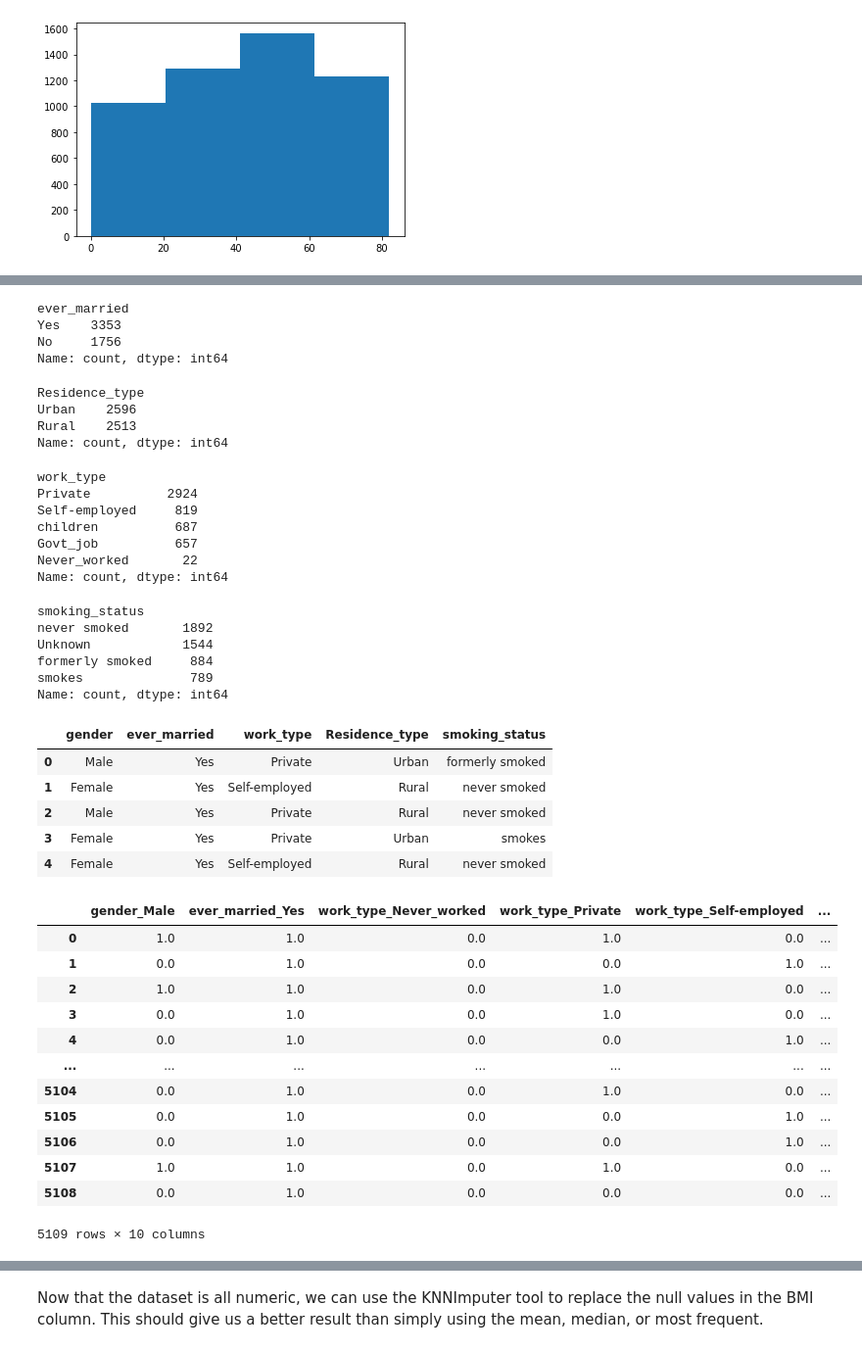
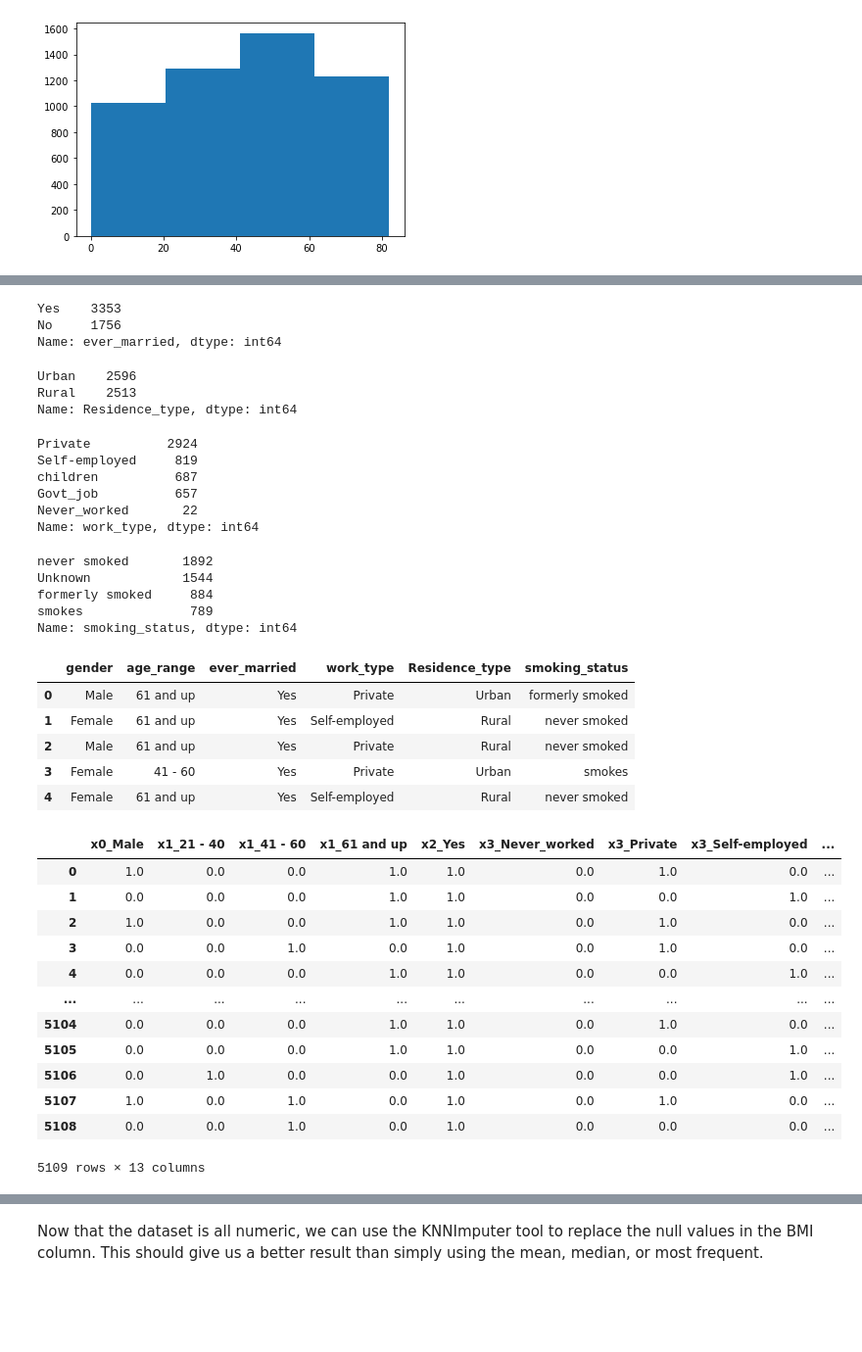
Before and after one commit to harte3/Group2_FlatironApprenticeshipCapstone, a Jupyter notebook: cleaned_notebook.ipynb, the cells around one changed output, grey strips where cells are left out. Shown: that part at 98% size. Drawn from its saved outputs; the diff is of its cells as text; code cells hidden in the pictures; blank space fills up the shorter version.

```diff
--- a/cleaned_notebook.ipynb
+++ b/cleaned_notebook.ipynb
@@ -121,0 +144,15 @@ plt.hist(df["age"], bins=4)
+# %%
+def assign_category(age):
+    if age >= 61:
+        return '61 and up'
+    elif age >= 41:
+        return '41 - 60'
+    elif age >= 21:
+        return '21 - 40'
+    else:
+        return '0-20'
+
+# Group rows based on 'age' column and assign categories
+age_stroke['Category'] = age_stroke['age'].apply(assign_category)
+df['age'] = df['age'].apply(assign_category)
+df
@@ -121,0 +173,3 @@ plt.hist(df["age"], bins=4)
+# %%
+df.rename(columns={'age': 'age_range'}, inplace=True)
+df
@@ -123,71 +213,67 @@ plt.hist(df["age"], bins=4)
 # OHE
 df["ever_married"].value_counts()
 # %% [output]
-ever_married
 Yes    3353
 No     1756
-Name: count, dtype: int64
+Name: ever_married, dtype: int64
 # %%
 # OHE
 df["Residence_type"].value_counts()
 # %% [output]
-Residence_type
 Urban    2596
 Rural    2513
-Name: count, dtype: int64
+Name: Residence_type, dtype: int64
 # %%
 # OHE
 df["work_type"].value_counts()
 # %% [output]
-work_type
 Private          2924
 Self-employed     819
 children          687
 Govt_job          657
 Never_worked       22
-Name: count, dtype: int64
+Name: work_type, dtype: int64
 # %%
 # OHE
 df["smoking_status"].value_counts()
 # %% [output]
-smoking_status
 never smoked       1892
 Unknown            1544
 formerly smoked     884
 smokes              789
-Name: count, dtype: int64
+Name: smoking_status, dtype: int64
 # %%
 df.select_dtypes(include=['object']).head()
 # %% [output]
-|  | gender | ever_married | work_type | Residence_type | smoking_status |
-| 0 | Male | Yes | Private | Urban | formerly smoked |
-| 1 | Female | Yes | Self-employed | Rural | never smoked |
-| 2 | Male | Yes | Private | Rural | never smoked |
-| 3 | Female | Yes | Private | Urban | smokes |
-| 4 | Female | Yes | Self-employed | Rural | never smoked |
+|  | gender | age_range | ever_married | work_type | Residence_type | smoking_status |
+| 0 | Male | 61 and up | Yes | Private | Urban | formerly smoked |
+| 1 | Female | 61 and up | Yes | Self-employed | Rural | never smoked |
+| 2 | Male | 61 and up | Yes | Private | Rural | never smoked |
+| 3 | Female | 41 - 60 | Yes | Private | Urban | smokes |
+| 4 | Female | 61 and up | Yes | Self-employed | Rural | never smoked |
 # %%
 # pd.get_dummies(data, prefix = "work_type", drop_first=True, dtype=int)
 categorical = df.select_dtypes(include=['object'])
 
 ohe = OneHotEncoder(drop='first')
 ohe.fit(categorical)
 categorical_encoded = pd.DataFrame(ohe.transform(categorical).todense(),
-                               columns=ohe.get_feature_names_out())
+                               columns=ohe.get_feature_names())
 categorical_encoded
 # %% [output]
-|  | gender_Male | ever_married_Yes | work_type_Never_worked | work_type_Private | work_type_Self-employed | ... |
-| 0 | 1.0 | 1.0 | 0.0 | 1.0 | 0.0 | ... |
-| 1 | 0.0 | 1.0 | 0.0 | 0.0 | 1.0 | ... |
-| 2 | 1.0 | 1.0 | 0.0 | 1.0 | 0.0 | ... |
-| 3 | 0.0 | 1.0 | 0.0 | 1.0 | 0.0 | ... |
-| 4 | 0.0 | 1.0 | 0.0 | 0.0 | 1.0 | ... |
-| ... | ... | ... | ... | ... | ... | ... |
-| 5104 | 0.0 | 1.0 | 0.0 | 1.0 | 0.0 | ... |
-| 5105 | 0.0 | 1.0 | 0.0 | 0.0 | 1.0 | ... |
-| 5106 | 0.0 | 1.0 | 0.0 | 0.0 | 1.0 | ... |
-| 5107 | 1.0 | 1.0 | 0.0 | 1.0 | 0.0 | ... |
-| 5108 | 0.0 | 1.0 | 0.0 | 0.0 | 0.0 | ... |
+|  | x0_Male | x1_21 - 40 | x1_41 - 60 | x1_61 and up | x2_Yes | x3_Never_worked | x3_Private | x3_Self-employed | ... |
+| 0 | 1.0 | 0.0 | 0.0 | 1.0 | 1.0 | 0.0 | 1.0 | 0.0 | ... |
+| 1 | 0.0 | 0.0 | 0.0 | 1.0 | 1.0 | 0.0 | 0.0 | 1.0 | ... |
+| 2 | 1.0 | 0.0 | 0.0 | 1.0 | 1.0 | 0.0 | 1.0 | 0.0 | ... |
+| 3 | 0.0 | 0.0 | 1.0 | 0.0 | 1.0 | 0.0 | 1.0 | 0.0 | ... |
+| 4 | 0.0 | 0.0 | 0.0 | 1.0 | 1.0 | 0.0 | 0.0 | 1.0 | ... |
+| ... | ... | ... | ... | ... | ... | ... | ... | ... | ... |
+| 5104 | 0.0 | 0.0 | 0.0 | 1.0 | 1.0 | 0.0 | 1.0 | 0.0 | ... |
+| 5105 | 0.0 | 0.0 | 0.0 | 1.0 | 1.0 | 0.0 | 0.0 | 1.0 | ... |
+| 5106 | 0.0 | 1.0 | 0.0 | 0.0 | 1.0 | 0.0 | 0.0 | 1.0 | ... |
+| 5107 | 1.0 | 0.0 | 1.0 | 0.0 | 1.0 | 0.0 | 1.0 | 0.0 | ... |
+| 5108 | 0.0 | 0.0 | 1.0 | 0.0 | 1.0 | 0.0 | 0.0 | 0.0 | ... |
-5109 rows × 10 columns
+5109 rows × 13 columns
 # %%
 df_numeric = df.select_dtypes("number")
 df_numeric.head()
```
Also changed, not shown: parts of 28 cells of this notebook.
